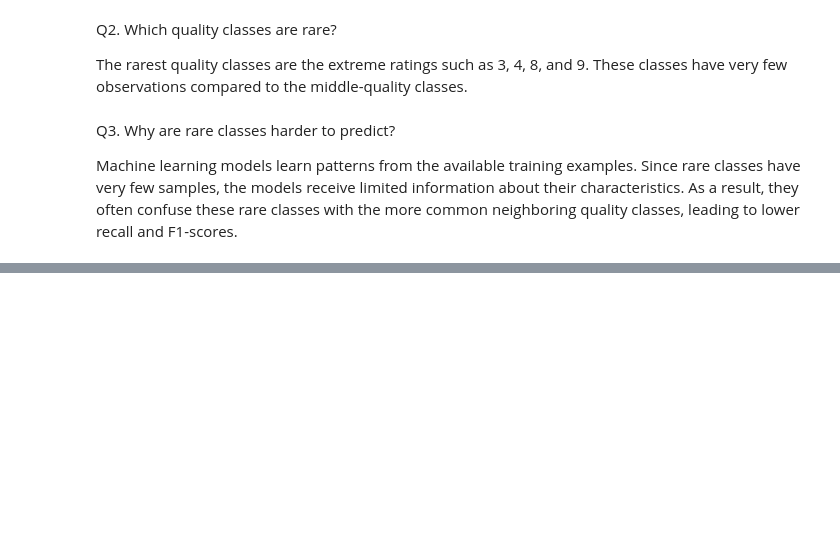
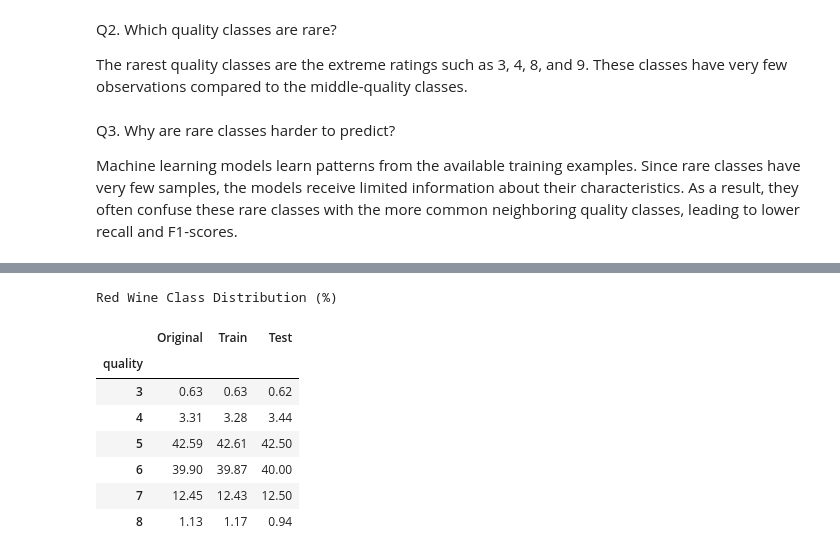
Before and after one commit to madhurmd/Wine_Quality_Comparative_Study, a Jupyter notebook: Wine_Quality_Comparative_Study_Madhur_Modi_Batch_3.ipynb, the cells around one changed output, grey strips where cells are left out. Saved outputs shown, nothing was run; the diff lists cells and outputs as text; code cells hidden in the pictures; blank space fills up the shorter version.

```diff
--- a/Wine_Quality_Comparative_Study_Madhur_Modi_Batch_3.ipynb
+++ b/Wine_Quality_Comparative_Study_Madhur_Modi_Batch_3.ipynb
@@ -247,0 +285,20 @@ Machine learning models learn patterns from the available training examples. Sin
+# %%
+print("Red Wine Class Distribution (%)")
+
+comparison_red = pd.DataFrame({
+    "Original": y_red.value_counts(normalize=True).sort_index()*100,
+    "Train": y_train_red.value_counts(normalize=True).sort_index()*100,
+    "Test": y_test_red.value_counts(normalize=True).sort_index()*100
+})
+
+display(comparison_red.round(2))
+# %% [output]
+Red Wine Class Distribution (%)
+|  | Original | Train | Test |
+| quality |  |  |  |
+| 3 | 0.63 | 0.63 | 0.62 |
+| 4 | 3.31 | 3.28 | 3.44 |
+| 5 | 42.59 | 42.61 | 42.50 |
+| 6 | 39.90 | 39.87 | 40.00 |
+| 7 | 12.45 | 12.43 | 12.50 |
+| 8 | 1.13 | 1.17 | 0.94 |
```
Also changed, not shown: parts of 19 cells of this notebook.
